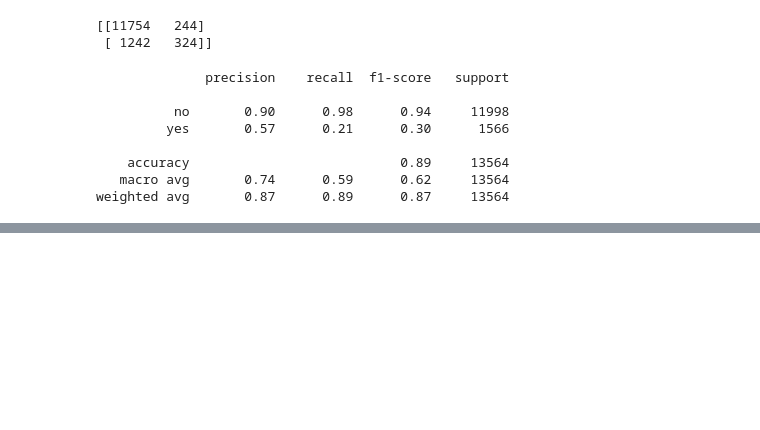
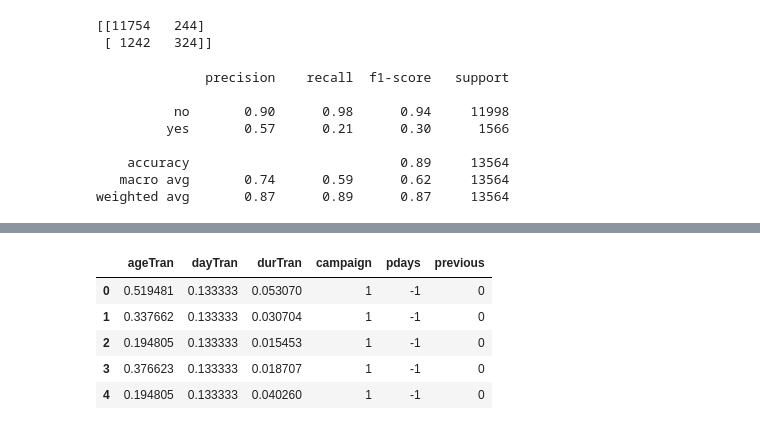
Before and after one commit to sadullahmath/LinearRegresyon, a Jupyter notebook: LogisticRegression.ipynb, the cells around one changed output, grey strips where cells are left out. Cells and saved outputs as stored; diff of their text form; code cells hidden in the pictures; blank space fills up the shorter version.

```diff
--- a/LogisticRegression.ipynb
+++ b/LogisticRegression.ipynb
@@ -106,0 +128,4 @@ weighted avg       0.87      0.89      0.87     13564
+# %%
+bankNum1['ageTran'] = minmaxScaler.fit_transform(ageT1)
+bankNum1['dayTran'] = minmaxScaler.fit_transform(dayT1)
+bankNum1['durTran'] = minmaxScaler.fit_transform(durT1)
@@ -106,0 +148,11 @@ weighted avg       0.87      0.89      0.87     13564
+# %%
+bankNum2 = bankNum1[['ageTran','dayTran','durTran','campaign','pdays','previous']]
+# %%
+bankNum2.head()
+# %% [output]
+|  | ageTran | dayTran | durTran | campaign | pdays | previous |
+| 0 | 0.519481 | 0.133333 | 0.053070 | 1 | -1 | 0 |
+| 1 | 0.337662 | 0.133333 | 0.030704 | 1 | -1 | 0 |
+| 2 | 0.194805 | 0.133333 | 0.015453 | 1 | -1 | 0 |
+| 3 | 0.376623 | 0.133333 | 0.018707 | 1 | -1 | 0 |
+| 4 | 0.194805 | 0.133333 | 0.040260 | 1 | -1 | 0 |
```
Also changed, not shown: parts of 12 cells of this notebook.
